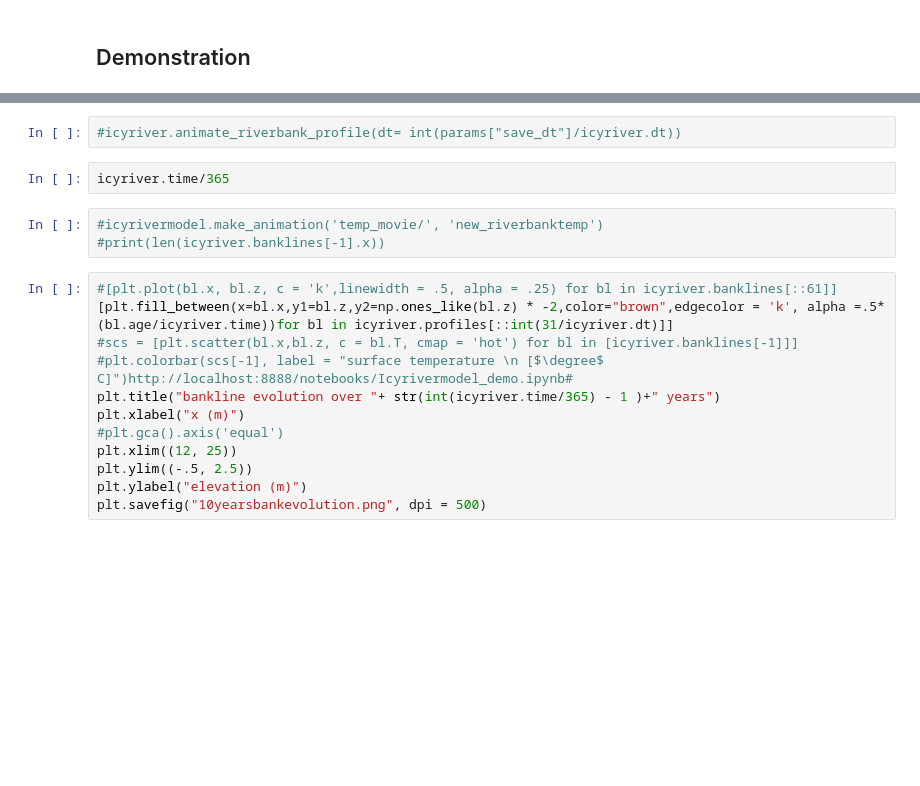
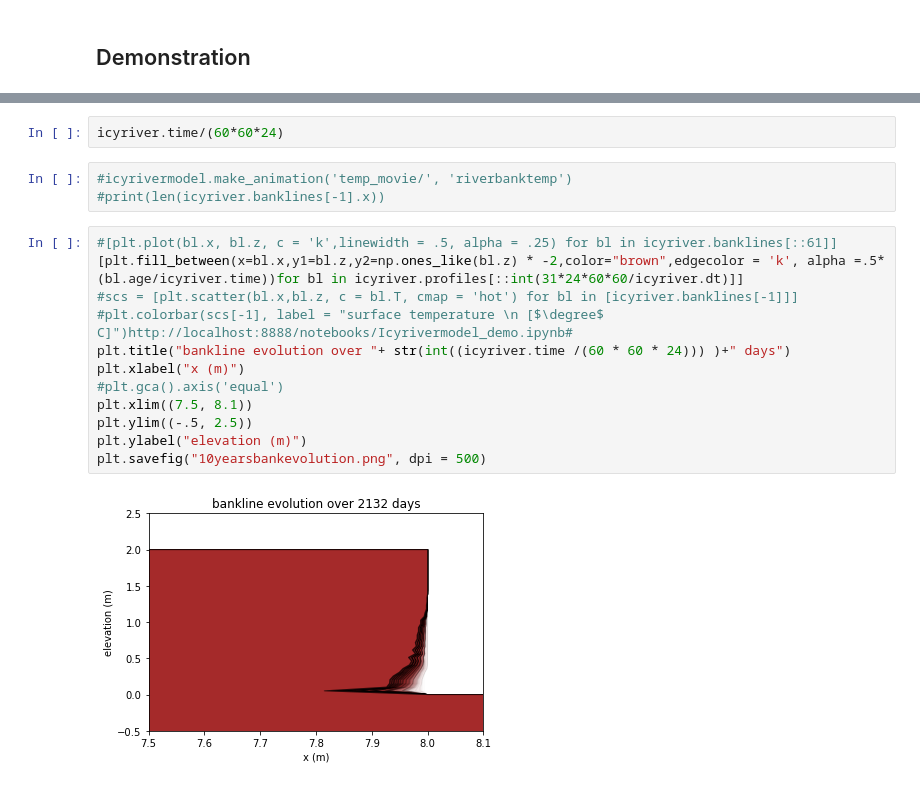
Before and after one commit to josiearcuri/icyrivermodel, a Jupyter notebook: Demonstration.ipynb, the cells around one changed output, grey strips where cells are left out. Saved outputs shown, nothing was run; the diff lists cells and outputs as text; blank space fills up the shorter version.

```diff
--- a/Demonstration.ipynb
+++ b/Demonstration.ipynb
@@ -135,22 +144,22 @@ icyriver.run()
-# %%
-#icyriver.animate_riverbank_profile(dt= int(params["save_dt"]/icyriver.dt))
 # %%
-icyriver.time/365
+icyriver.time/(60*60*24)
 # %%
-#icyrivermodel.make_animation('temp_movie/', 'new_riverbanktemp')
+#icyrivermodel.make_animation('temp_movie/', 'riverbanktemp')
 #print(len(icyriver.banklines[-1].x))
 # %%
 #[plt.plot(bl.x, bl.z, c = 'k',linewidth = .5, alpha = .25) for bl in icyriver.banklines[::61]]
-[plt.fill_between(x=bl.x,y1=bl.z,y2=np.ones_like(bl.z) * -2,color="brown",edgecolor = 'k', alpha =.5*(bl.age/icyriver.time))for bl in icyriver.profiles[::int(31/icyriver.dt)]]
+[plt.fill_between(x=bl.x,y1=bl.z,y2=np.ones_like(bl.z) * -2,color="brown",edgecolor = 'k', alpha =.5*(bl.age/icyriver.time))for bl in icyriver.profiles[::int(31*24*60*60/icyriver.dt)]]
 #scs = [plt.scatter(bl.x,bl.z, c = bl.T, cmap = 'hot') for bl in [icyriver.banklines[-1]]]
 #plt.colorbar(scs[-1], label = "surface temperature \n [$\degree$ C]")http://localhost:8888/notebooks/Icyrivermodel_demo.ipynb#
-plt.title("bankline evolution over "+ str(int(icyriver.time/365) - 1 )+" years")
+plt.title("bankline evolution over "+ str(int((icyriver.time /(60 * 60 * 24))) )+" days")
 plt.xlabel("x (m)")
 #plt.gca().axis('equal')
-plt.xlim((12, 25))
+plt.xlim((7.5, 8.1))
 plt.ylim((-.5, 2.5))
 plt.ylabel("elevation (m)")
 plt.savefig("10yearsbankevolution.png", dpi = 500)
+# %% [output]
+[figure, added]
 # %%
 plt.plot(icyriver.profiles[0].x -icyriver.profiles[-1].x , icyriver.profiles[0].z, c = 'k',linewidth = 1, alpha = 1)
 #plt.plot(icyriver.banklines[-1].x, icyriver.banklines[-1].z, c = 'k',linewidth = 1, alpha = 1)
```
Also changed, not shown: parts of 19 cells of this notebook, 3 other files.
